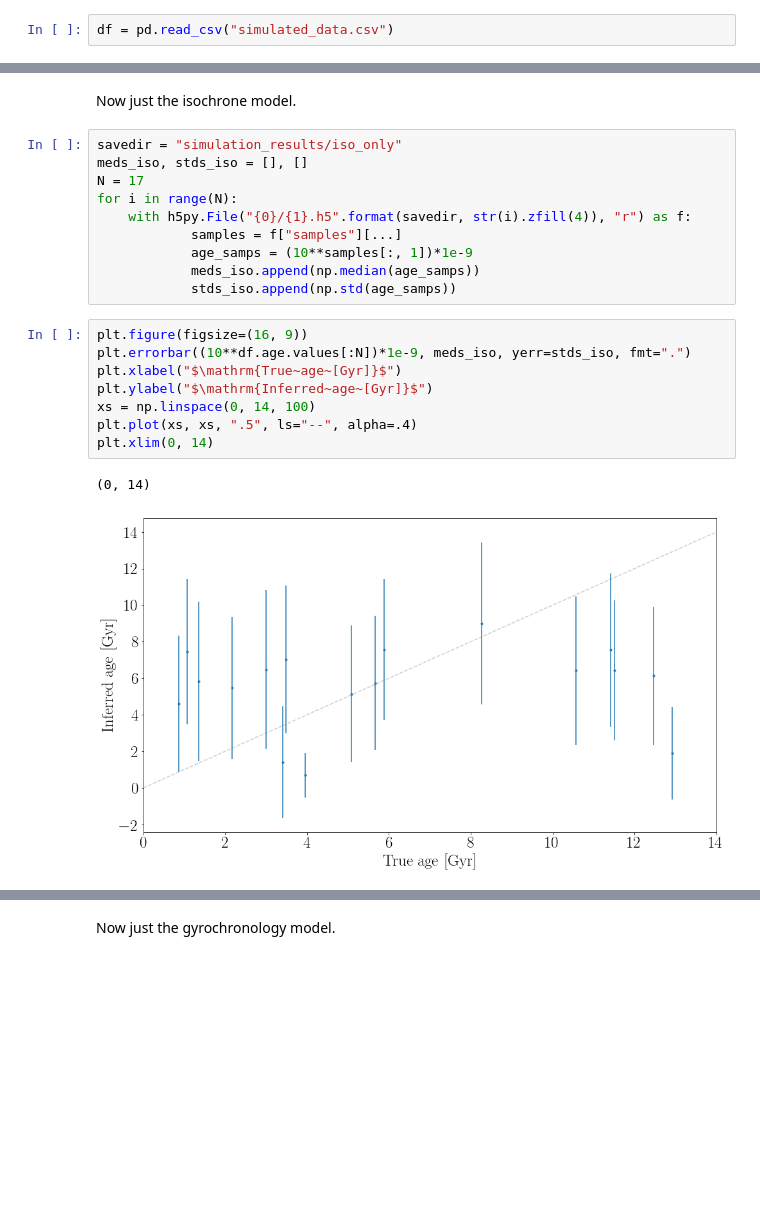
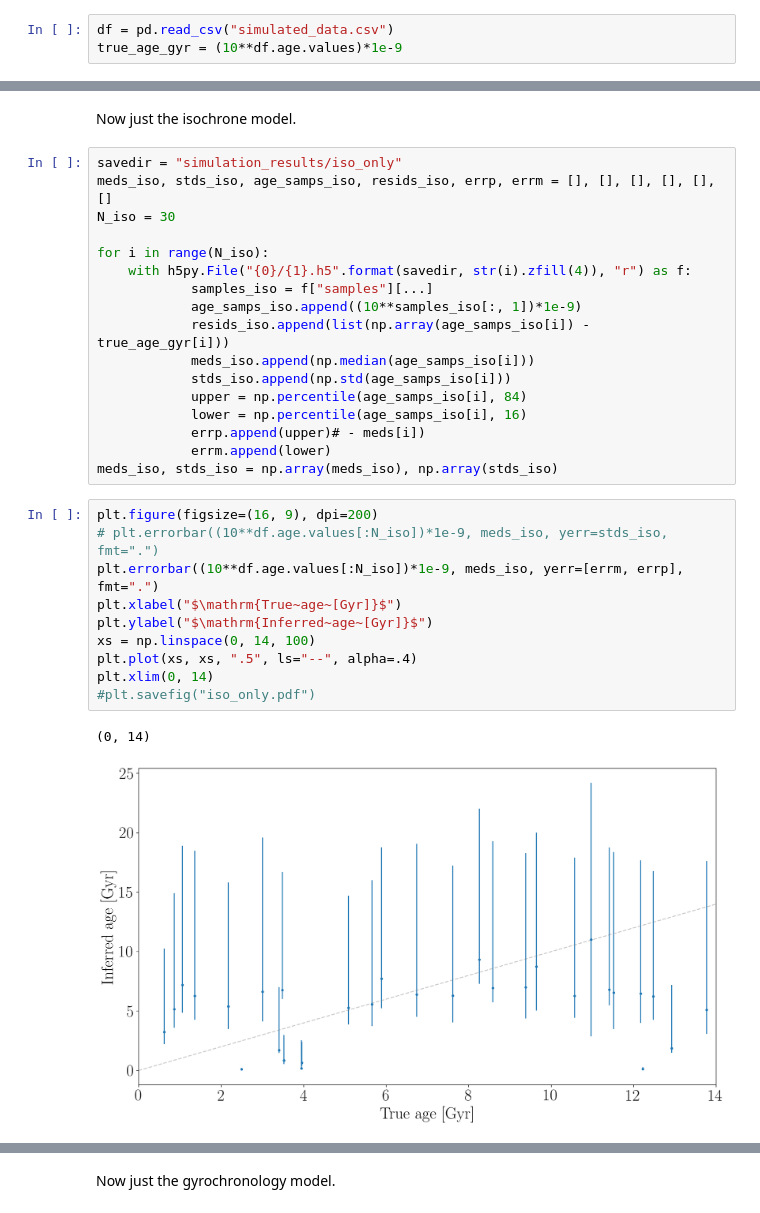
Before and after one commit to RuthAngus/stardate, a Jupyter notebook: code/Results_plots.ipynb, the cells around one changed output, grey strips where cells are left out. Drawn from its saved outputs; the diff is of its cells as text; blank space fills up the shorter version.

```diff
--- a/code/Results_plots.ipynb
+++ b/code/Results_plots.ipynb
@@ -18,6 +20,7 @@ Produce plots for the simulated data.
 Load the simulated data set.
 # %%
 df = pd.read_csv("simulated_data.csv")
+true_age_gyr = (10**df.age.values)*1e-9
 # %% [markdown]
 Load samples
 # %%
@@ -44,22 +83,31 @@ plt.xlim(0, 14)
 Now just the isochrone model.
 # %%
 savedir = "simulation_results/iso_only"
-meds_iso, stds_iso = [], []
-N = 17
-for i in range(N):
+meds_iso, stds_iso, age_samps_iso, resids_iso, errp, errm = [], [], [], [], [], []
+N_iso = 30
+
+for i in range(N_iso):
     with h5py.File("{0}/{1}.h5".format(savedir, str(i).zfill(4)), "r") as f:
-            samples = f["samples"][...]
-            age_samps = (10**samples[:, 1])*1e-9
-            meds_iso.append(np.median(age_samps))
-            stds_iso.append(np.std(age_samps))
+            samples_iso = f["samples"][...]
+            age_samps_iso.append((10**samples_iso[:, 1])*1e-9)
+            resids_iso.append(list(np.array(age_samps_iso[i]) - true_age_gyr[i]))
+            meds_iso.append(np.median(age_samps_iso[i]))
+            stds_iso.append(np.std(age_samps_iso[i]))
+            upper = np.percentile(age_samps_iso[i], 84)
+            lower = np.percentile(age_samps_iso[i], 16)
+            errp.append(upper)# - meds[i])
+            errm.append(lower)
+meds_iso, stds_iso = np.array(meds_iso), np.array(stds_iso)
 # %%
-plt.figure(figsize=(16, 9))
-plt.errorbar((10**df.age.values[:N])*1e-9, meds_iso, yerr=stds_iso, fmt=".")
+plt.figure(figsize=(16, 9), dpi=200)
+# plt.errorbar((10**df.age.values[:N_iso])*1e-9, meds_iso, yerr=stds_iso, fmt=".")
+plt.errorbar((10**df.age.values[:N_iso])*1e-9, meds_iso, yerr=[errm, errp], fmt=".")
 plt.xlabel("$\mathrm{True~age~[Gyr]}$")
 plt.ylabel("$\mathrm{Inferred~age~[Gyr]}$")
 xs = np.linspace(0, 14, 100)
 plt.plot(xs, xs, ".5", ls="--", alpha=.4)
 plt.xlim(0, 14)
+#plt.savefig("iso_only.pdf")
 # %% [output]
 (0, 14)
-[figure, old version]
+[figure, new version]
```
Also changed, not shown: parts of 5 cells of this notebook.
